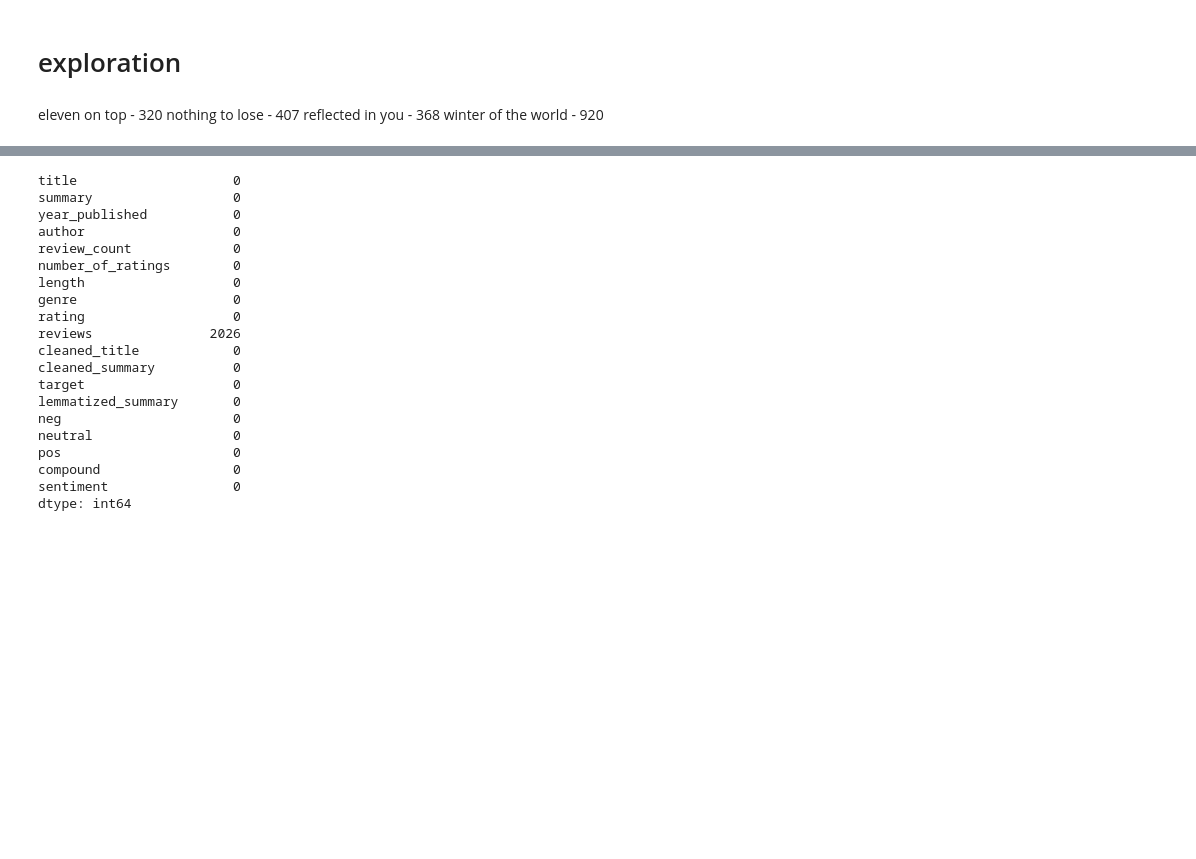
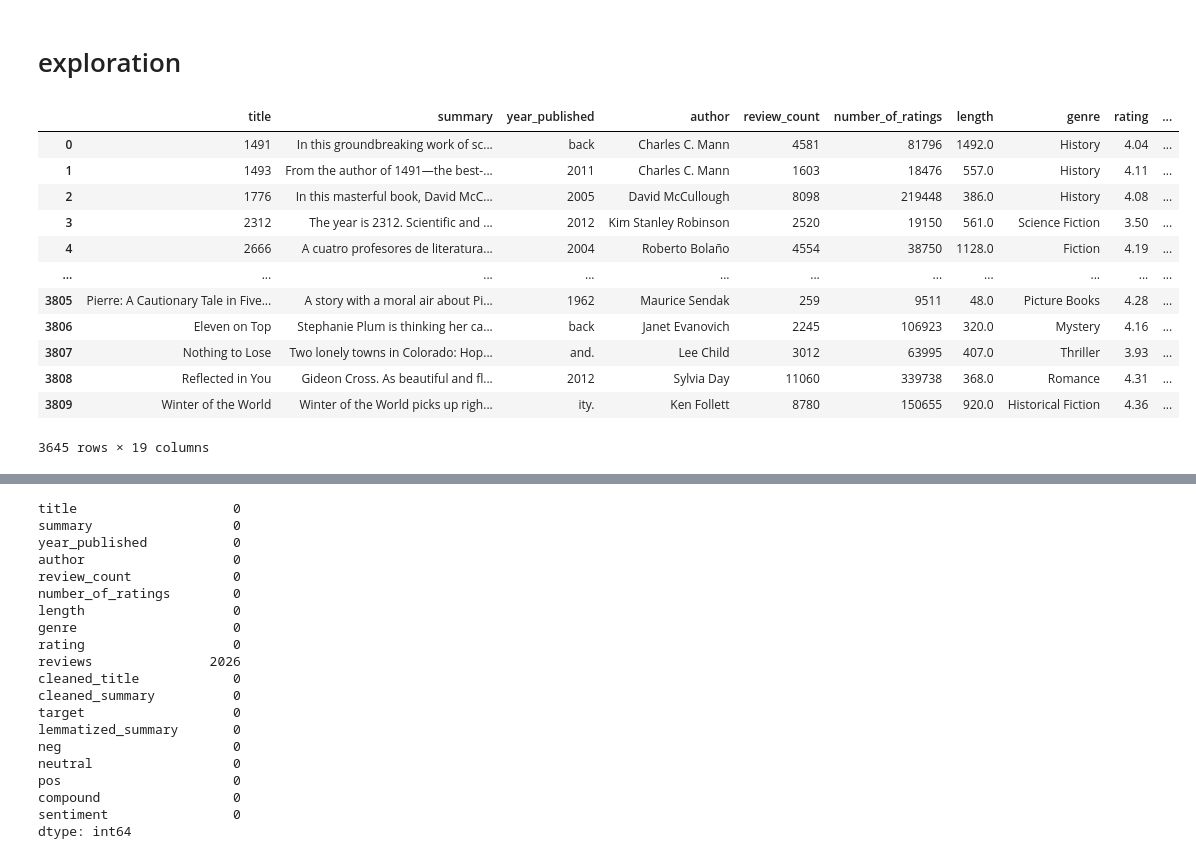
Before and after one commit to Booookkkkkssss/books_main, a Jupyter notebook: shawns_work/prep_and_explore_workbook.ipynb, the cells around one changed output, grey strips where cells are left out. Drawn from its saved outputs; the diff is of its cells as text; code cells hidden in the pictures; blank space fills up the shorter version.

```diff
--- a/shawns_work/prep_and_explore_workbook.ipynb
+++ b/shawns_work/prep_and_explore_workbook.ipynb
@@ -308,5 +311,16 @@ df = prep_data('all_books.csv')
-# %% [markdown]
-eleven on top - 320
-nothing to lose - 407
-reflected in you - 368
-winter of the world - 920
+# %%
+df
+# %% [output]
+|  | title | summary | year_published | author | review_count | number_of_ratings | length | genre | rating | ... |
+| 0 | 1491 | In this groundbreaking work of sc... | back | Charles C. Mann | 4581 | 81796 | 1492.0 | History | 4.04 | ... |
+| 1 | 1493 | From the author of 1491—the best-... | 2011 | Charles C. Mann | 1603 | 18476 | 557.0 | History | 4.11 | ... |
+| 2 | 1776 | In this masterful book, David McC... | 2005 | David McCullough | 8098 | 219448 | 386.0 | History | 4.08 | ... |
+| 3 | 2312 | The year is 2312. Scientific and ... | 2012 | Kim Stanley Robinson | 2520 | 19150 | 561.0 | Science Fiction | 3.50 | ... |
+| 4 | 2666 | A cuatro profesores de literatura... | 2004 | Roberto Bolaño | 4554 | 38750 | 1128.0 | Fiction | 4.19 | ... |
+| ... | ... | ... | ... | ... | ... | ... | ... | ... | ... | ... |
+| 3805 | Pierre: A Cautionary Tale in Five... | A story with a moral air about Pi... | 1962 | Maurice Sendak | 259 | 9511 | 48.0 | Picture Books | 4.28 | ... |
+| 3806 | Eleven on Top | Stephanie Plum is thinking her ca... | back | Janet Evanovich | 2245 | 106923 | 320.0 | Mystery | 4.16 | ... |
+| 3807 | Nothing to Lose | Two lonely towns in Colorado: Hop... | and. | Lee Child | 3012 | 63995 | 407.0 | Thriller | 3.93 | ... |
+| 3808 | Reflected in You | Gideon Cross. As beautiful and fl... | 2012 | Sylvia Day | 11060 | 339738 | 368.0 | Romance | 4.31 | ... |
+| 3809 | Winter of the World | Winter of the World picks up righ... | ity. | Ken Follett | 8780 | 150655 | 920.0 | Historical Fiction | 4.36 | ... |
+3645 rows × 19 columns
```
Also changed, not shown: parts of 18 cells of this notebook, 1 other file.
